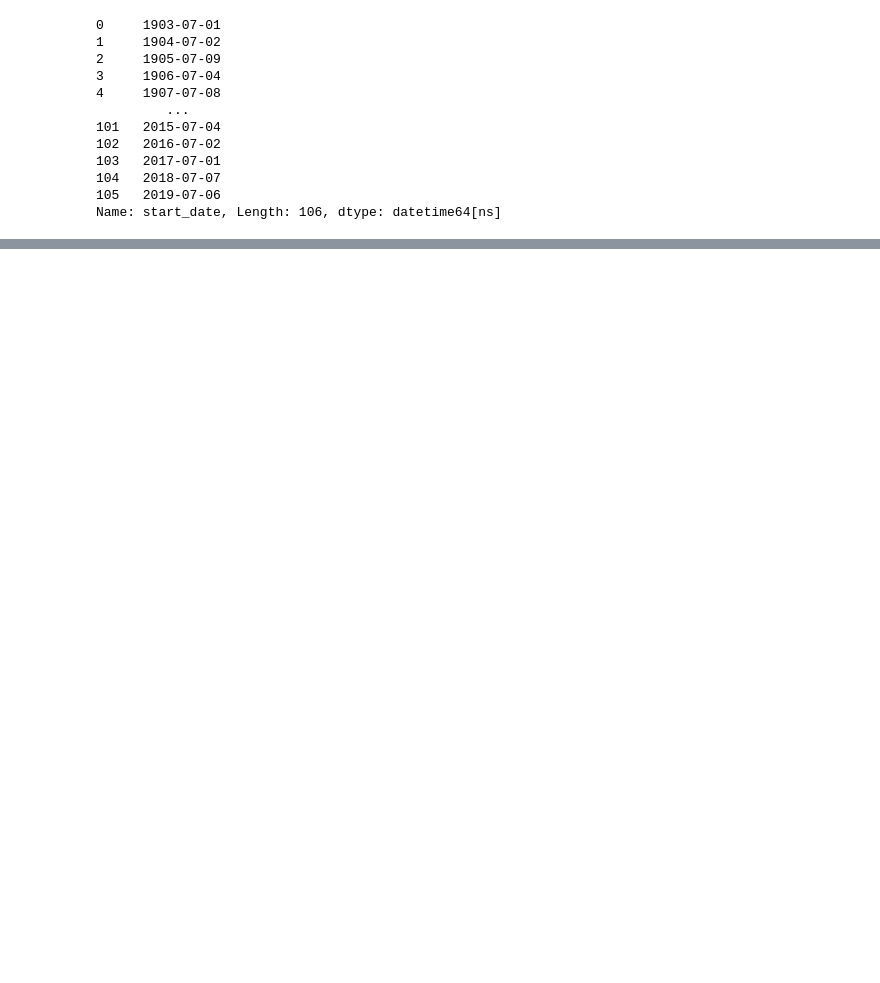
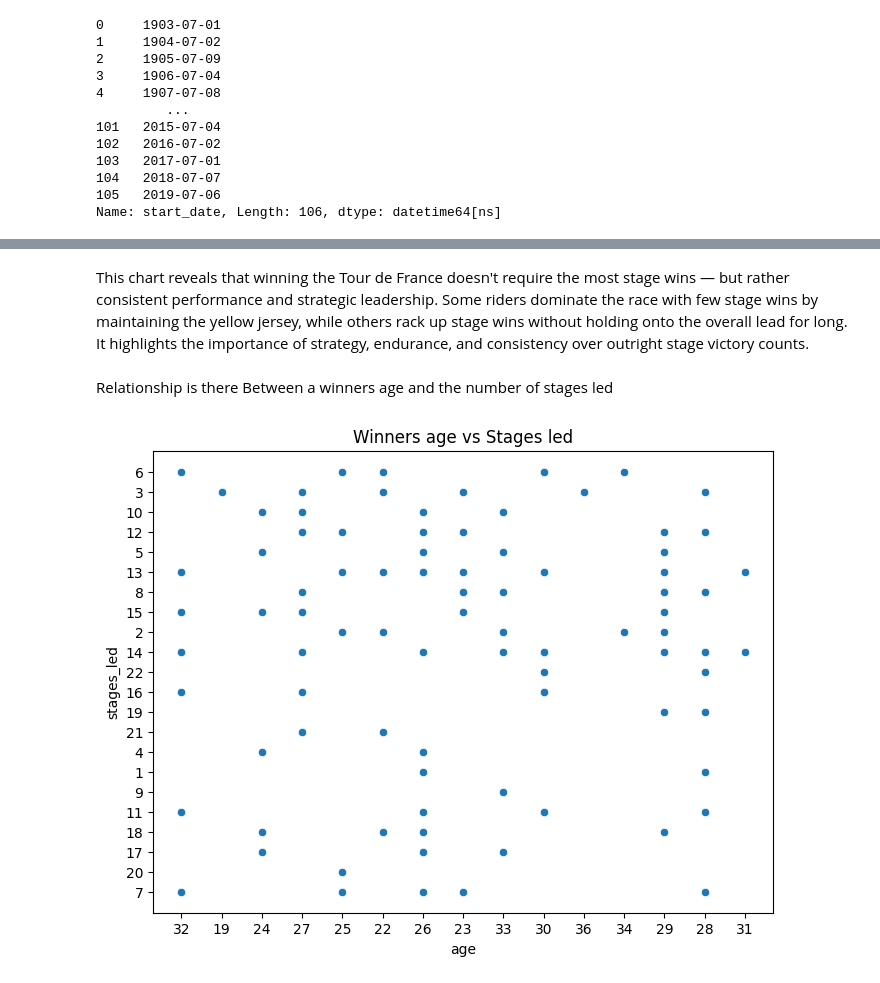
Before and after one commit to Annex-Ogeya/PYDATA, a Jupyter notebook: Visualizations/project3.ipynb, the cells around one changed output, grey strips where cells are left out. Drawn from its saved outputs; the diff is of its cells as text; code cells hidden in the pictures; blank space fills up the shorter version.

```diff
--- a/Visualizations/project3.ipynb
+++ b/Visualizations/project3.ipynb
@@ -113,0 +161,18 @@ stages = ('data_stagelevel', low_memory=False)
+# %% [markdown]
+This chart reveals that winning the Tour de France doesn't require the most stage wins — but rather consistent performance and strategic leadership. Some riders dominate the race with few stage wins by maintaining the yellow jersey, while others rack up stage wins without holding onto the overall lead for long. It highlights the importance of strategy, endurance, and consistency over outright stage victory counts.
+# %% [markdown]
+Relationship is there Between a winners age and the number of stages led
+# %%
+plt.figure(figsize=(8,6))
+sns.scatterplot(
+    x='age',
+    y='stages_led',
+    data=data
+
+)
+plt.xlabel('age')
+plt.ylabel('stages_led')
+plt.title("Winners age vs Stages led")
+plt.show()
+# %% [output]
+[figure, added]
```
Also changed, not shown: parts of 24 cells of this notebook, 5 other files.
